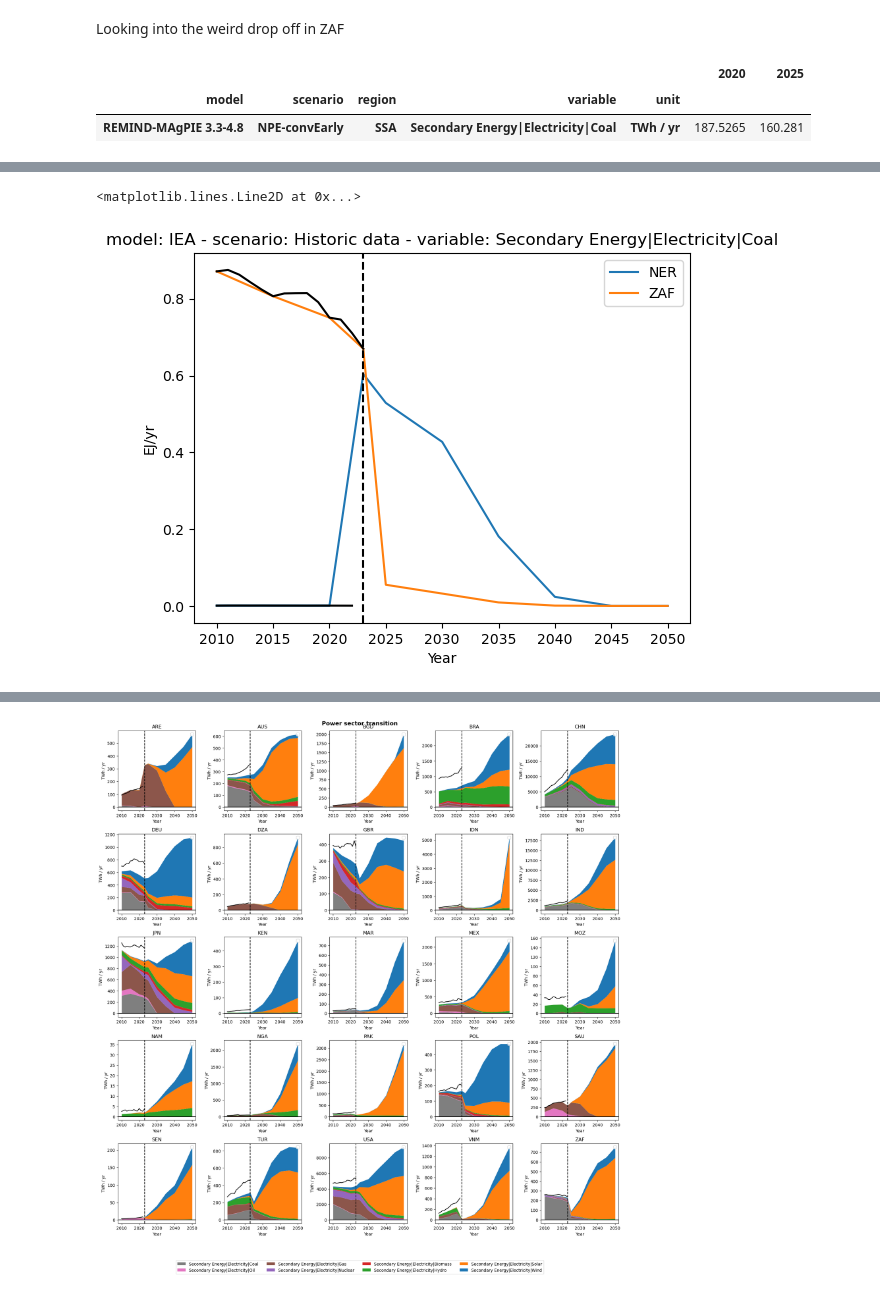
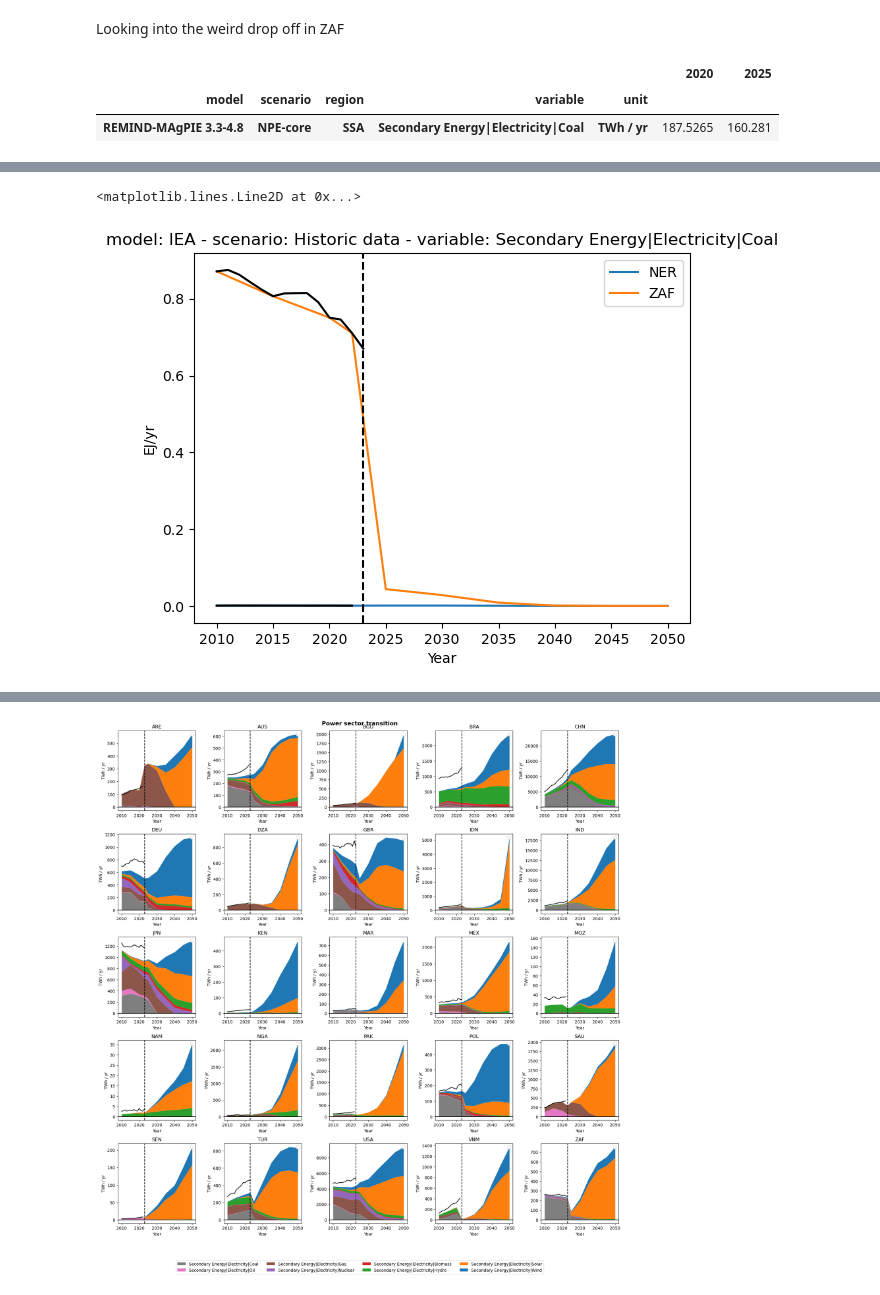
Before and after one commit to fabiosferra/DSCALE, a Jupyter notebook: notebook/explore_results.ipynb, the cells around one changed output, grey strips where cells are left out. Cells and saved outputs as stored; diff of their text form; code cells hidden in the pictures.

```diff
--- a/notebook/explore_results.ipynb
+++ b/notebook/explore_results.ipynb
@@ -89,2 +92,4 @@ dscale_results = pyam.IamDataFrame(DSCALE_PATH /  'outputs/5_Explorer_and_New_Va
 # %% [output]
 [INFO] 15:10:47 - pyam.core: Reading file /Users/neilg/Library/CloudStorage/Box-Box/Climate Policy Team/02 - Projects/IKEA NDC 1.5° Pathways 23-25 - phase II/2 - Work Packages/WP2 - National 1.5°C Pat ...
+# %%
+dscale_results = pyam.IamDataFrame(DSCALE_PATH /  'outputs/week_2025_12_15/REMIND-MAgPIE 3.3-4.8_REMIND_2025_for_testing_2025_12_17_test_2022_harmo_step5e_None.csv')
@@ -344,7 +351,7 @@ Looking into the weird drop off in ZAF
 # %%
 (
     input_data
-    .filter(variable=elec('Coal'),region='SSA',scenario='*Early',year=[2020,2025])
+    .filter(variable=elec('Coal'),region='SSA',scenario='*core',year=[2020,2025])
     .convert_unit('EJ/yr','TWh / yr')
     .timeseries()#.diff(axis=1)
     .dropna(axis=1,how='all')
@@ -354,7 +361,7 @@ Looking into the weird drop off in ZAF
 # %% [output]
 |  |  |  |  |  | 2020 | 2025 |
 | model | scenario | region | variable | unit |  |  |
-| REMIND-MAgPIE 3.3-4.8 | NPE-convEarly | SSA | Secondary Energy|Electricity|Coal | TWh / yr | 187.5265 | 160.281 |
+| REMIND-MAgPIE 3.3-4.8 | NPE-core | SSA | Secondary Energy|Electricity|Coal | TWh / yr | 187.5265 | 160.281 |
 # %%
 historical_coal_generation_afr = (
     hist_data
@@ -385,21 +392,21 @@ dtype: float64
 # %%
 (
     dscale_results
-    .filter(variable=elec('Coal'),region=['NER','ZAF'],scenario='*Early',year=range(2010,2051))
+    .filter(variable=elec('Coal'),region=['NER','ZAF'],scenario='*core',year=range(2010,2051))
 ).plot()
 
 (
     hist_data
     .filter(variable=elec('Coal'),region=['NER','ZAF'],scenario='*',year=range(2010,2051))
 ).plot(ax=plt.gca(),color='k')
 
 ax = plt.gca()
 ax.axvline(x=2023,color='k',ls='--')
 
 # ISSUE is in NER -> sudden boost of elec(Coal)!
 # %% [output]
 <matplotlib.lines.Line2D at 0x...>
-[figure, old version]
+[figure, new version]
 # %%
 f, axes = plt.subplots(nrows=5,ncols=5,figsize=(18,18))
 wns_vars = ['Secondary Energy|Electricity|Wind','Secondary Energy|Electricity|Solar']
```
Also changed, not shown: parts of 12 cells of this notebook.
